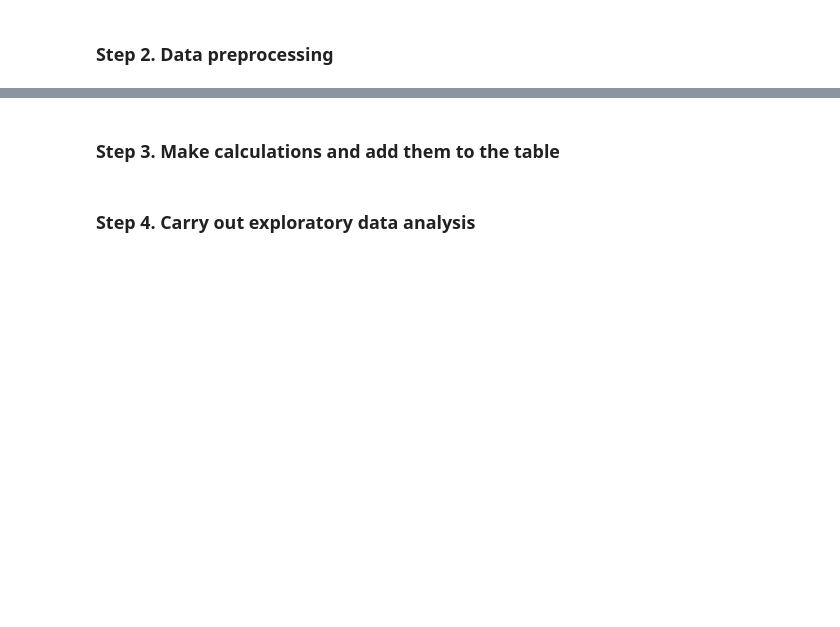
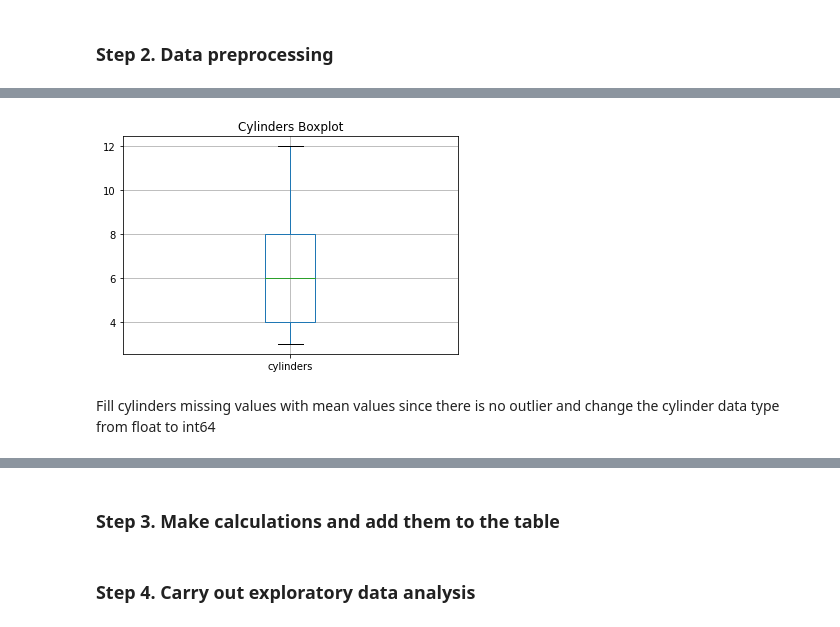
Before and after one commit to rainbowmoonlight/Yandex_Practicum_Projects, a Jupyter notebook: 02 Car Sales Ads Project/Car Sales Ads.ipynb, the cells around one changed output, grey strips where cells are left out. Drawn from its saved outputs; the diff is of its cells as text; code cells hidden in the pictures; blank space fills up the shorter version.

```diff
--- a/02 Car Sales Ads Project/Car Sales Ads.ipynb
+++ b/02 Car Sales Ads Project/Car Sales Ads.ipynb
@@ -185,0 +209,2 @@ Name: days_listed, Length: 227, dtype: int64
+# %%
+df['model_year'] = df['model_year'].fillna(df['model_year'].median())
@@ -185,0 +222,8 @@ Name: days_listed, Length: 227, dtype: int64
+# %%
+df.boxplot("cylinders")
+plt.title("Cylinders Boxplot")
+plt.show()
+# %% [output]
+[figure, added]
+# %% [markdown]
+Fill cylinders missing values with mean values since there is no outlier and change the cylinder data type from float to int64
```
Also changed, not shown: parts of 26 cells of this notebook.
